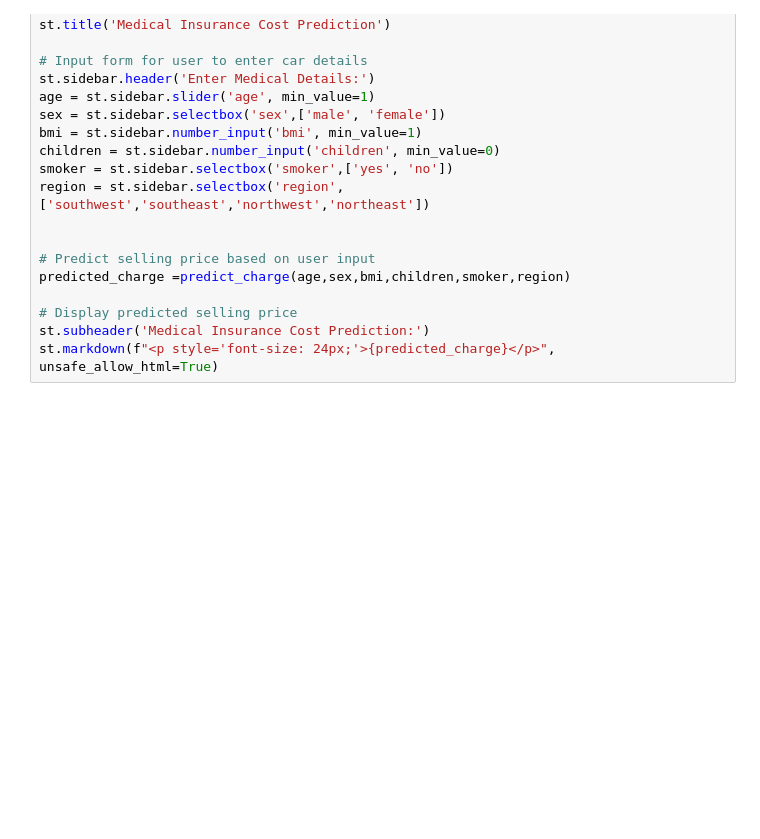
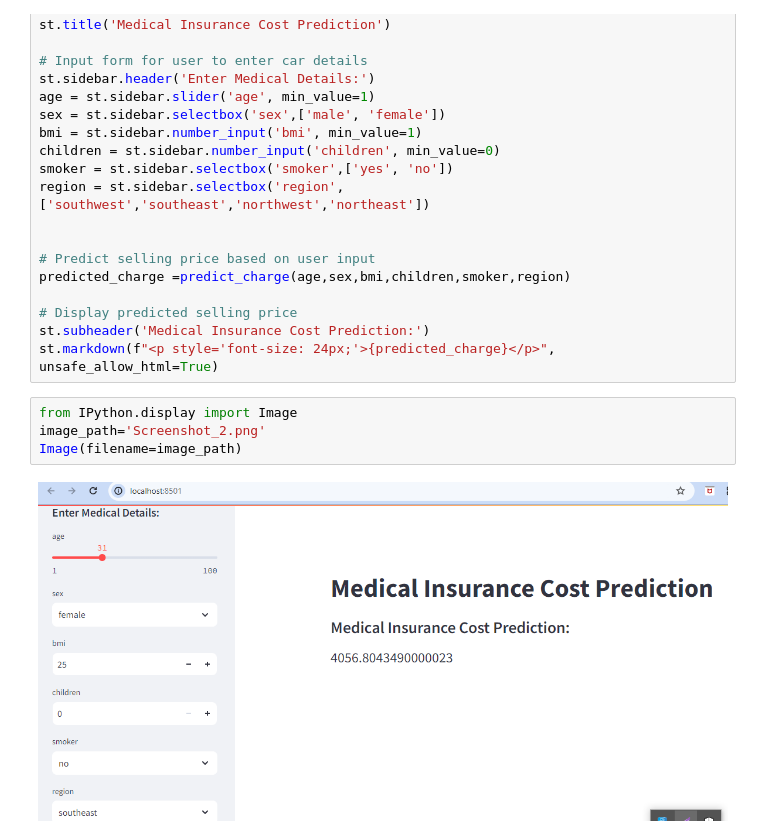
Before and after one commit to Hubertmeteor/medical-insurance-cost-prediction, a Jupyter notebook: Medical_Insurance_Cost_Prediction.ipynb, the cells around one changed output. Drawn from its saved outputs; the diff is of its cells as text; blank space fills up the shorter version.

```diff
--- a/Medical_Insurance_Cost_Prediction.ipynb
+++ b/Medical_Insurance_Cost_Prediction.ipynb
@@ -428,3 +428,9 @@ predicted_charge =predict_charge(age,sex,bmi,children,smoker,region)
 # Display predicted selling price
 st.subheader('Medical Insurance Cost Prediction:')
 st.markdown(f"<p style='font-size: 24px;'>{predicted_charge}</p>", unsafe_allow_html=True)
+# %%
+from IPython.display import Image
+image_path='Screenshot_2.png'
+Image(filename=image_path)
+# %% [output]
+[figure, added]
```
